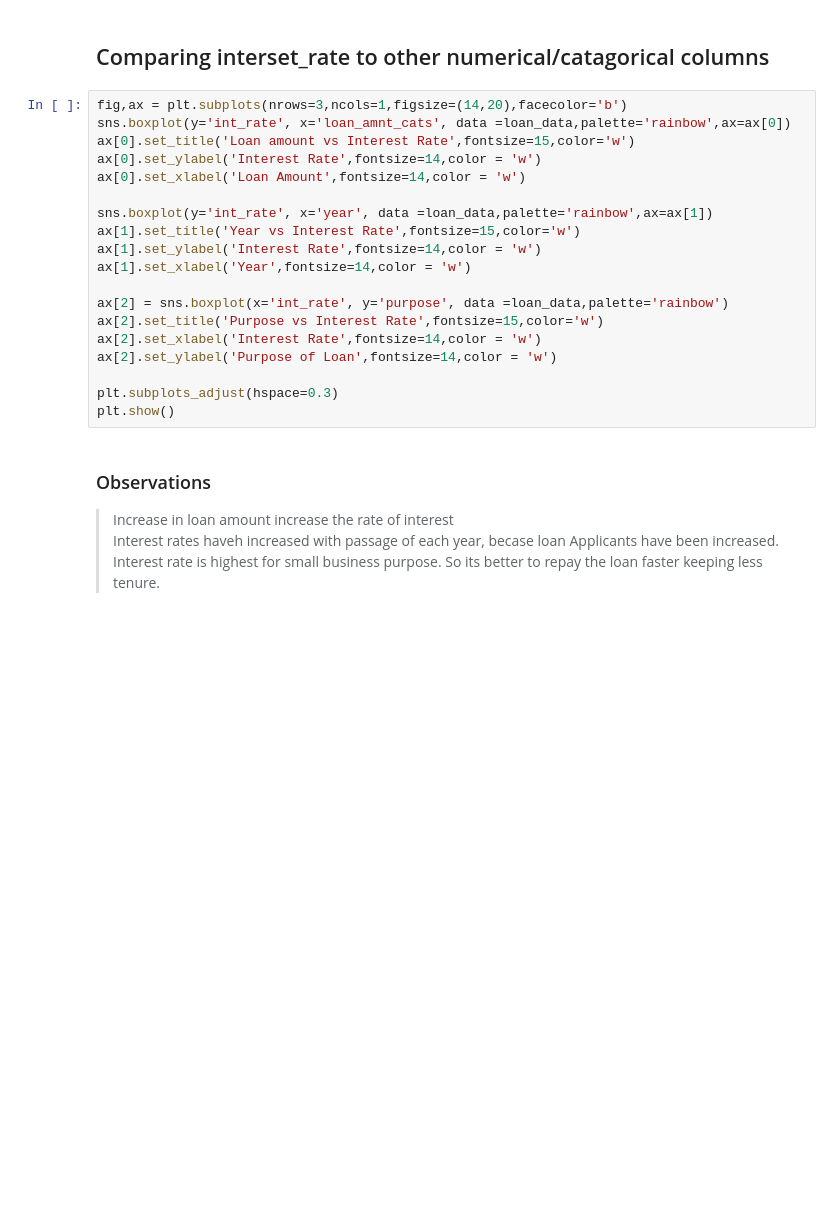
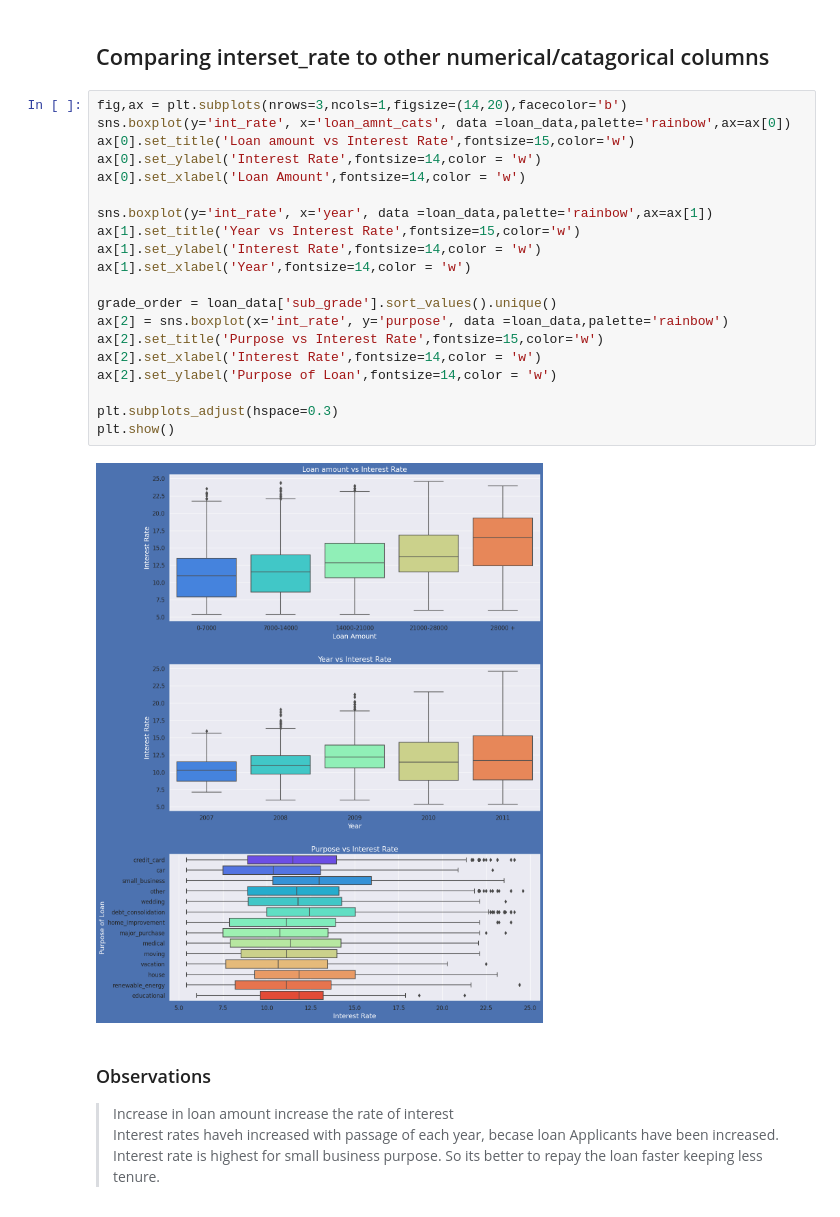
Before and after one commit to Ramya4321/Lending-Club-Case-Study, a Jupyter notebook: RayiRamyaSree.ipynb, the cells around one changed output. Drawn from its saved outputs; the diff is of its cells as text; blank space fills up the shorter version.

```diff
--- a/RayiRamyaSree.ipynb
+++ b/RayiRamyaSree.ipynb
@@ -483,22 +485,25 @@ plt.show()
 # %%
 fig,ax = plt.subplots(nrows=3,ncols=1,figsize=(14,20),facecolor='b')
 sns.boxplot(y='int_rate', x='loan_amnt_cats', data =loan_data,palette='rainbow',ax=ax[0])
 ax[0].set_title('Loan amount vs Interest Rate',fontsize=15,color='w')
 ax[0].set_ylabel('Interest Rate',fontsize=14,color = 'w')
 ax[0].set_xlabel('Loan Amount',fontsize=14,color = 'w')
 
 sns.boxplot(y='int_rate', x='year', data =loan_data,palette='rainbow',ax=ax[1])
 ax[1].set_title('Year vs Interest Rate',fontsize=15,color='w')
 ax[1].set_ylabel('Interest Rate',fontsize=14,color = 'w')
 ax[1].set_xlabel('Year',fontsize=14,color = 'w')
 
+grade_order = loan_data['sub_grade'].sort_values().unique()
 ax[2] = sns.boxplot(x='int_rate', y='purpose', data =loan_data,palette='rainbow')
 ax[2].set_title('Purpose vs Interest Rate',fontsize=15,color='w')
 ax[2].set_xlabel('Interest Rate',fontsize=14,color = 'w')
 ax[2].set_ylabel('Purpose of Loan',fontsize=14,color = 'w')
 
 plt.subplots_adjust(hspace=0.3)
 plt.show()
+# %% [output]
+[figure, added]
 # %% [markdown]
 ### Observations
 > Increase in loan amount increase the rate of interest <br>
```
Also changed, not shown: parts of 8 cells of this notebook.
